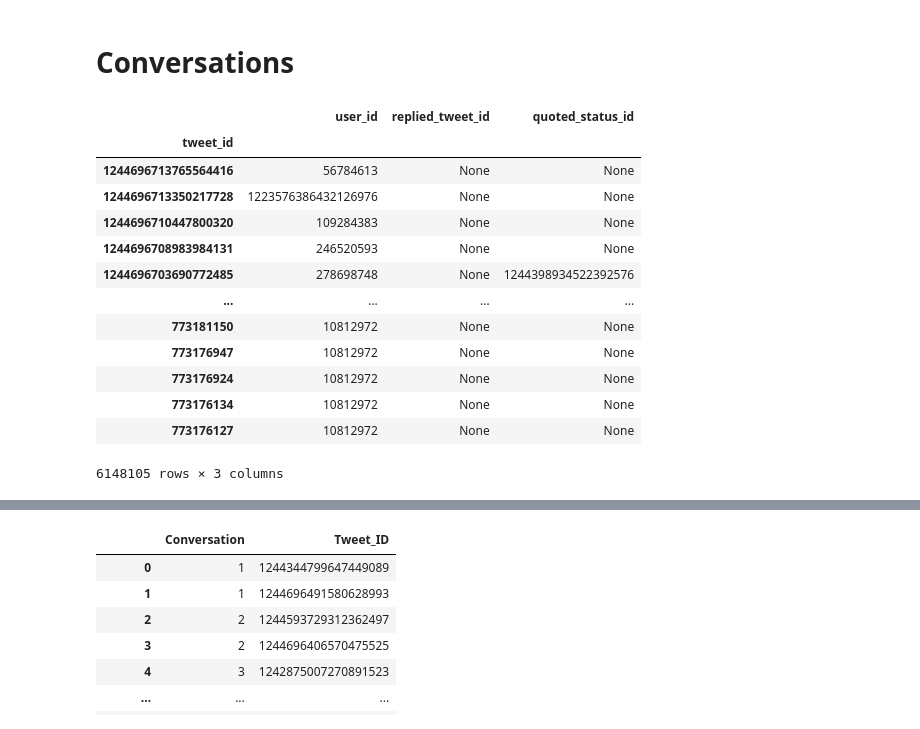
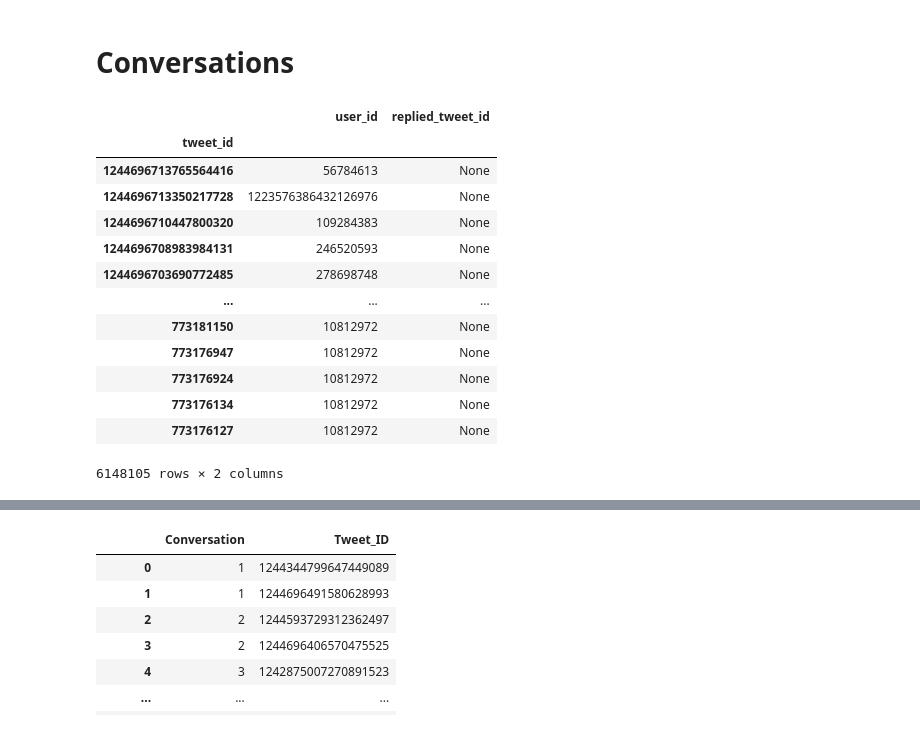
Before and after one commit to skyrimer/DBL-Micro-Soft, a Jupyter notebook: Split 2/Sentiment_analysis/sentiment_analysis.ipynb, the cells around one changed output, grey strips where cells are left out. Drawn from its saved outputs; the diff is of its cells as text; code cells hidden in the pictures.

```diff
--- a/Split 2/Sentiment_analysis/sentiment_analysis.ipynb
+++ b/Split 2/Sentiment_analysis/sentiment_analysis.ipynb
@@ -434,23 +132,23 @@ df_sensitive
 # %% [markdown]
 # Conversations
 # %%
-convo_special = test_data.sort_values("tweet_creation_time", ascending=False)[["user_id", "replied_tweet_id", "quoted_status_id"]]
+convo_special = test_data.sort_values("tweet_creation_time", ascending=False)[["user_id", "replied_tweet_id"]]
 convo_special
 # %% [output]
-|  | user_id | replied_tweet_id | quoted_status_id |
-| tweet_id |  |  |  |
-| 1244696713765564416 | 56784613 | None | None |
-| 1244696713350217728 | 1223576386432126976 | None | None |
-| 1244696710447800320 | 109284383 | None | None |
-| 1244696708983984131 | 246520593 | None | None |
-| 1244696703690772485 | 278698748 | None | 1244398934522392576 |
-| ... | ... | ... | ... |
-| 773181150 | 10812972 | None | None |
-| 773176947 | 10812972 | None | None |
-| 773176924 | 10812972 | None | None |
-| 773176134 | 10812972 | None | None |
-| 773176127 | 10812972 | None | None |
+|  | user_id | replied_tweet_id |
+| tweet_id |  |  |
+| 1244696713765564416 | 56784613 | None |
+| 1244696713350217728 | 1223576386432126976 | None |
+| 1244696710447800320 | 109284383 | None |
+| 1244696708983984131 | 246520593 | None |
+| 1244696703690772485 | 278698748 | None |
+| ... | ... | ... |
+| 773181150 | 10812972 | None |
+| 773176947 | 10812972 | None |
+| 773176924 | 10812972 | None |
+| 773176134 | 10812972 | None |
+| 773176127 | 10812972 | None |
-6148105 rows × 3 columns
+6148105 rows × 2 columns
 # %%
 # v1
 from tqdm import tqdm
```
Also changed, not shown: parts of 21 cells of this notebook.
